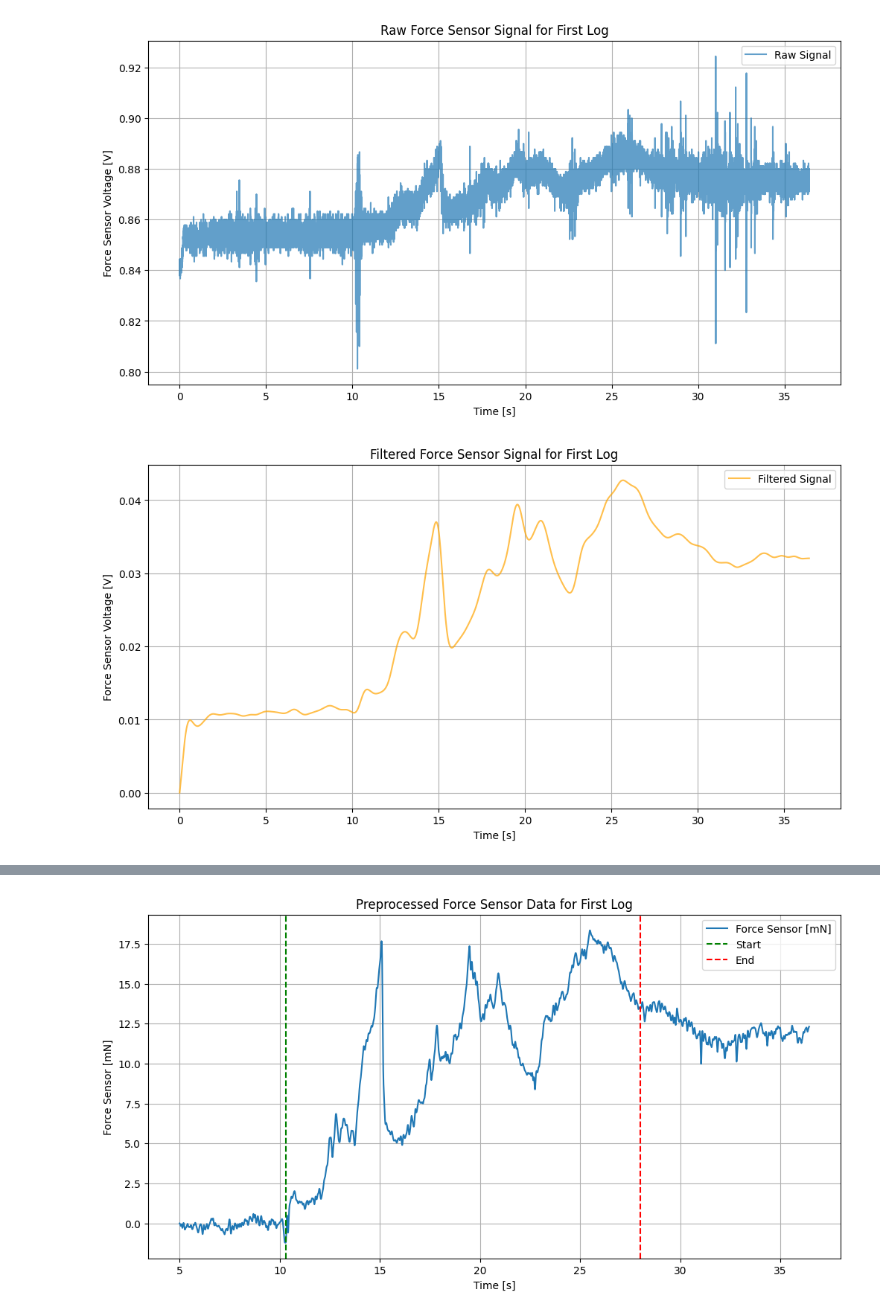
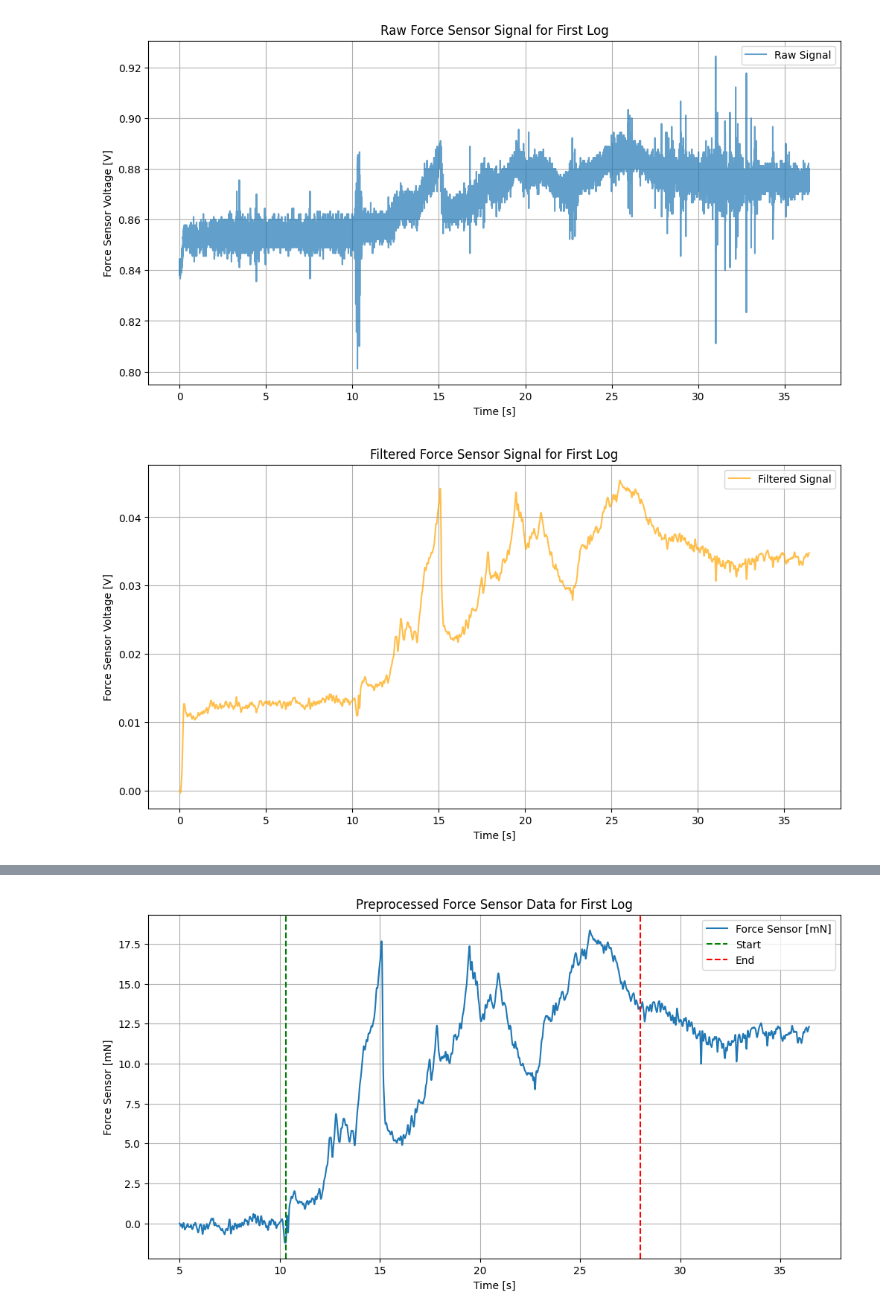
Before and after one commit to oskarboesch/TREX-Semester-Project, a Jupyter notebook: notebooks/data_anaylsis.ipynb, the cells around one changed output, grey strips where cells are left out. Cells and saved outputs as stored; diff of their text form; code cells hidden in the pictures.

```diff
--- a/notebooks/data_anaylsis.ipynb
+++ b/notebooks/data_anaylsis.ipynb
@@ -22,8 +27,8 @@ heads_keep = ["timestamp [s]", "Force sensor voltage [V]"]
 heads_rename = ["timestamps", "force_sensor_v"]
 f_s = 1000
 fss = 568.5
-log_names = list_logs(config.PAPER_EXPERIMENT_DATA_FOLDER)
+log_names = ld.get_paper_logs()
 log_names.reset_index(drop=True, inplace=True)
-logs = load_data(log_names, heads_keep, heads_rename, fss)
+logs = ld.load_data(log_names, heads_keep, heads_rename, fss)
 print(f"Loaded {len(logs)} logs from paper experiments.")
 # %% [output]
@@ -282,15 +274,15 @@ plt.show()
 # %%
 # plot filtered signal of first log
 data = logs[0]['force_sensor_v'].values
-filtered_log = filter(data, sampling_rate=1000, filter_order=3, cutoff_freq=1)
+filtered_log = filter(data, sampling_rate=1000, filter_order=3, cutoff_freq=10)
 filtered_log = filtered_log - filtered_log[0]  # Adjust to start from zero
 plt.figure(figsize=(12, 6))
 plt.plot(logs[0]['timestamps'], filtered_log, label='Filtered Signal', color='orange', alpha=0.7)
 plt.title('Filtered Force Sensor Signal for First Log')
 plt.xlabel('Time [s]')
 plt.ylabel('Force Sensor Voltage [V]')
 plt.grid()
 plt.legend()
 plt.show()
 # %% [output]
-[figure, old version]
+[figure, new version]
```
Also changed, not shown: parts of 56 cells of this notebook, 5 other files.
